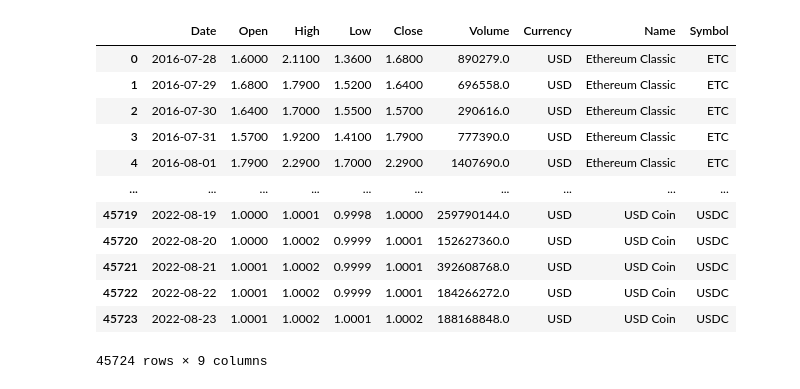
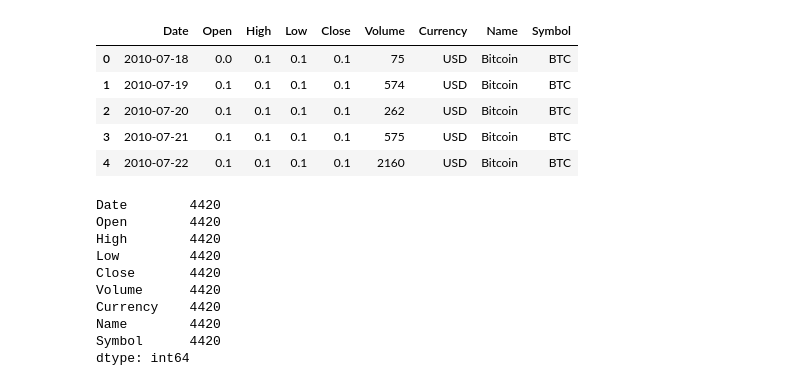
Before and after one commit to angelmpa/proyecto-portafolio, a Jupyter notebook: notebooks/analisis_inicial.ipynb, the cells around one changed output. Drawn from its saved outputs; the diff is of its cells as text; code cells hidden in the pictures.

Commit message:
actualización crypto

```diff
--- a/notebooks/analisis_inicial.ipynb
+++ b/notebooks/analisis_inicial.ipynb
@@ -1,18 +1,17 @@
 # %%
 import pandas as pd
 # %%
-pd.read_csv('./../data/25_crypto_historical.csv')
+# Cargar los datos desde el archivo csv
+btc_data = pd.read_csv('./../data/Bitcoin.csv')
+eth_data = pd.read_csv('./../data/Ethereum.csv')
+bnb_data = pd.read_csv('./../data/Binance Coin.csv')
+
+# Mostras las primeras filas del dataframe
+btc_data.head()
 # %% [output]
 |  | Date | Open | High | Low | Close | Volume | Currency | Name | Symbol |
-| 0 | 2016-07-28 | 1.6000 | 2.1100 | 1.3600 | 1.6800 | 890279.0 | USD | Ethereum Classic | ETC |
-| 1 | 2016-07-29 | 1.6800 | 1.7900 | 1.5200 | 1.6400 | 696558.0 | USD | Ethereum Classic | ETC |
-| 2 | 2016-07-30 | 1.6400 | 1.7000 | 1.5500 | 1.5700 | 290616.0 | USD | Ethereum Classic | ETC |
-| 3 | 2016-07-31 | 1.5700 | 1.9200 | 1.4100 | 1.7900 | 777390.0 | USD | Ethereum Classic | ETC |
-| 4 | 2016-08-01 | 1.7900 | 2.2900 | 1.7000 | 2.2900 | 1407690.0 | USD | Ethereum Classic | ETC |
-| ... | ... | ... | ... | ... | ... | ... | ... | ... | ... |
-| 45719 | 2022-08-19 | 1.0000 | 1.0001 | 0.9998 | 1.0000 | 259790144.0 | USD | USD Coin | USDC |
-| 45720 | 2022-08-20 | 1.0000 | 1.0002 | 0.9999 | 1.0001 | 152627360.0 | USD | USD Coin | USDC |
-| 45721 | 2022-08-21 | 1.0001 | 1.0002 | 0.9999 | 1.0001 | 392608768.0 | USD | USD Coin | USDC |
-| 45722 | 2022-08-22 | 1.0001 | 1.0002 | 0.9999 | 1.0001 | 184266272.0 | USD | USD Coin | USDC |
-| 45723 | 2022-08-23 | 1.0001 | 1.0002 | 1.0001 | 1.0002 | 188168848.0 | USD | USD Coin | USDC |
+| 0 | 2010-07-18 | 0.0 | 0.1 | 0.1 | 0.1 | 75 | USD | Bitcoin | BTC |
+| 1 | 2010-07-19 | 0.1 | 0.1 | 0.1 | 0.1 | 574 | USD | Bitcoin | BTC |
+| 2 | 2010-07-20 | 0.1 | 0.1 | 0.1 | 0.1 | 262 | USD | Bitcoin | BTC |
+| 3 | 2010-07-21 | 0.1 | 0.1 | 0.1 | 0.1 | 575 | USD | Bitcoin | BTC |
+| 4 | 2010-07-22 | 0.1 | 0.1 | 0.1 | 0.1 | 2160 | USD | Bitcoin | BTC |
-45724 rows × 9 columns
@@ -18,0 +21,14 @@ pd.read_csv('./../data/25_crypto_historical.csv')
+# %%
+# Datos nulos
+btc_data.isnull().count()
+# %% [output]
+Date        4420
+Open        4420
+High        4420
+Low         4420
+Close       4420
+Volume      4420
+Currency    4420
+Name        4420
+Symbol      4420
+dtype: int64
```
Also changed, not shown: parts of 5 cells of this notebook, 5 other files.
